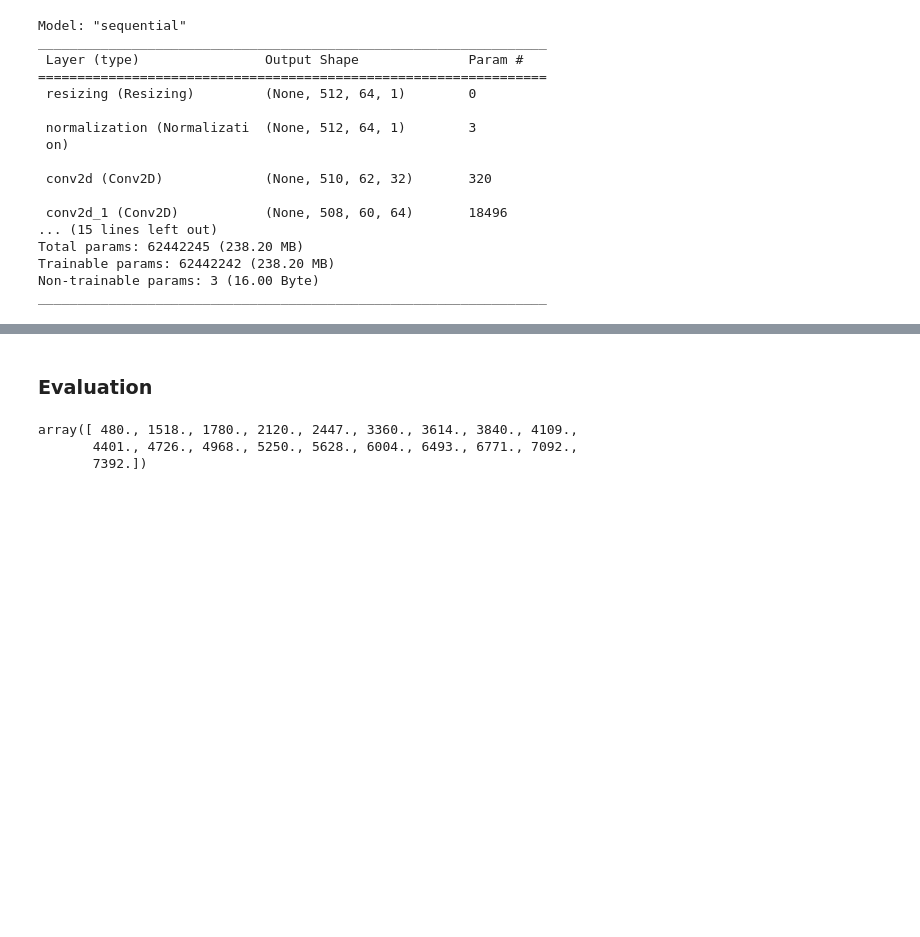
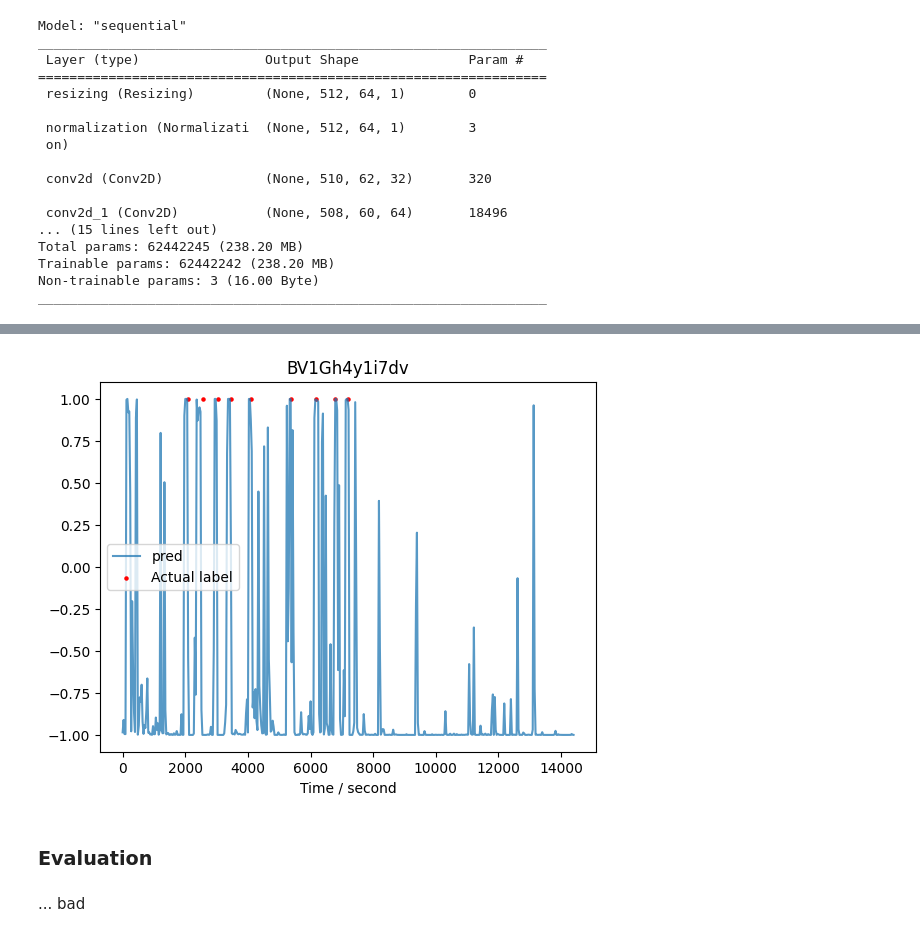
Before and after one commit to EricEricEricJin/ECE539-Group-Project, a Jupyter notebook: slicer.ipynb, the cells around one changed output, grey strips where cells are left out. Cells and saved outputs as stored; diff of their text form; code cells hidden in the pictures; blank space fills up the shorter version.

```diff
--- a/slicer.ipynb
+++ b/slicer.ipynb
@@ -125,0 +145,3 @@ plt.scatter(marker+30, np.ones(len(marker)), c='r', s=5, label="Actual label")
+# %%
+evaluate_show("BV1Gh4y1i7dv")
+# %% [output]
@@ -126,3 +150,4 @@ plt.scatter(marker+30, np.ones(len(marker)), c='r', s=5, label="Actual label")
+[figure, added]
 # %%
 # Deprecated, use MLP instead.
 #########################
@@ -149,9 +174,5 @@ plt.scatter(marker+30, np.ones(len(marker)), c='r', s=5, label="Actual label")
 # plt.show()
 # %% [markdown]
 ### Evaluation
-# %%
-marker
-# %% [output]
-array([ 480., 1518., 1780., 2120., 2447., 3360., 3614., 3840., 4109.,
-       4401., 4726., 4968., 5250., 5628., 6004., 6493., 6771., 7092.,
-       7392.])
+# %% [markdown]
+... bad
```
Also changed, not shown: parts of 15 cells of this notebook.
